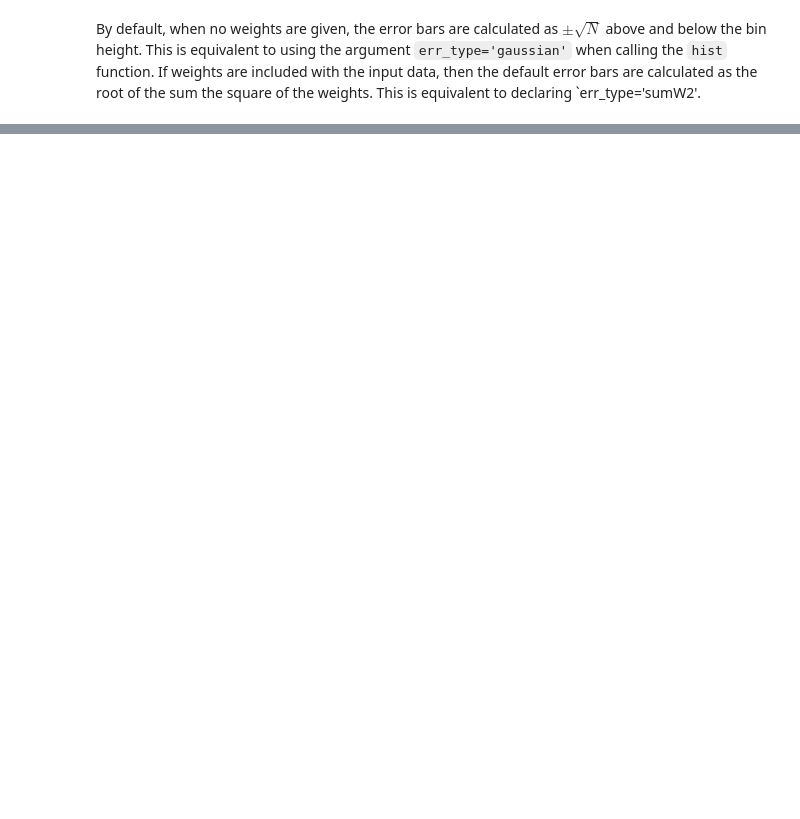
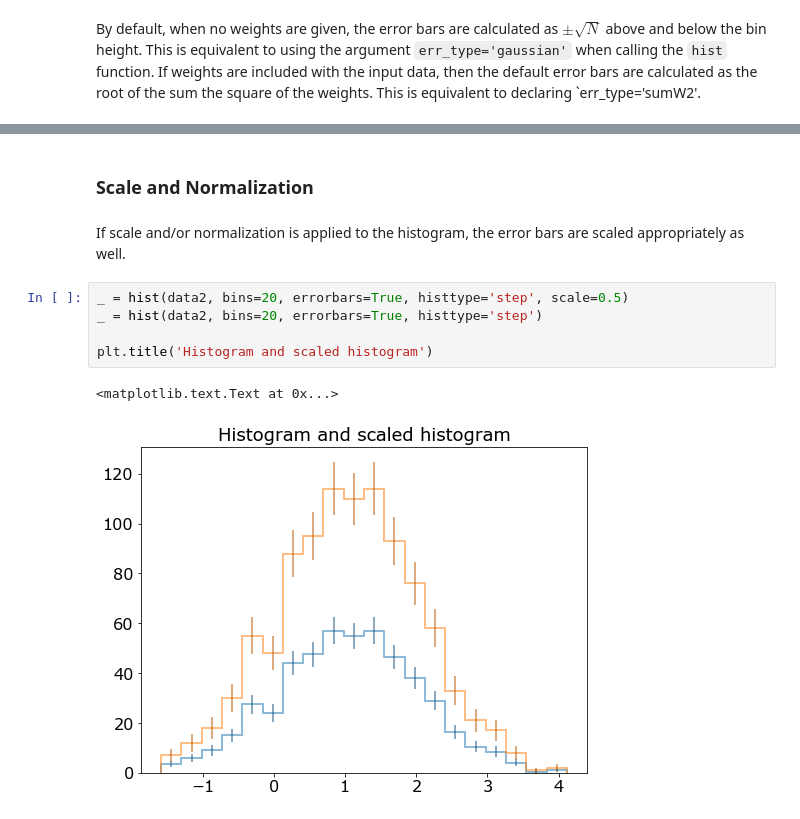
Before and after one commit to pollackscience/histogram_plus, a Jupyter notebook: source/_static/errorbars.ipynb, the cells around one changed output, grey strips where cells are left out. Drawn from its saved outputs; the diff is of its cells as text; blank space fills up the shorter version.

```diff
--- a/source/_static/errorbars.ipynb
+++ b/source/_static/errorbars.ipynb
@@ -38,0 +80,12 @@ plt.title('Error Bars for Weighted Histogram, sqrt(N)')
+# %% [markdown]
+### Scale and Normalization
+# %% [markdown]
+If scale and/or normalization is applied to the histogram, the error bars are scaled appropriately as well.
+# %%
+_ = hist(data2, bins=20, errorbars=True, histtype='step', scale=0.5)
+_ = hist(data2, bins=20, errorbars=True, histtype='step')
+
+plt.title('Histogram and scaled histogram')
+# %% [output]
+<matplotlib.text.Text at 0x...>
+[figure, added]
```
Also changed, not shown: parts of 12 cells of this notebook, 6 other files.
